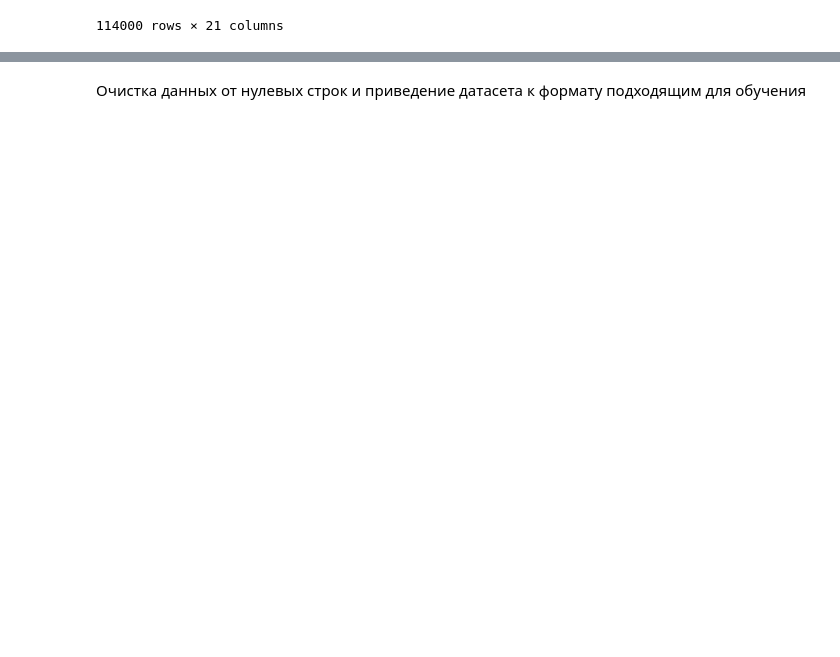
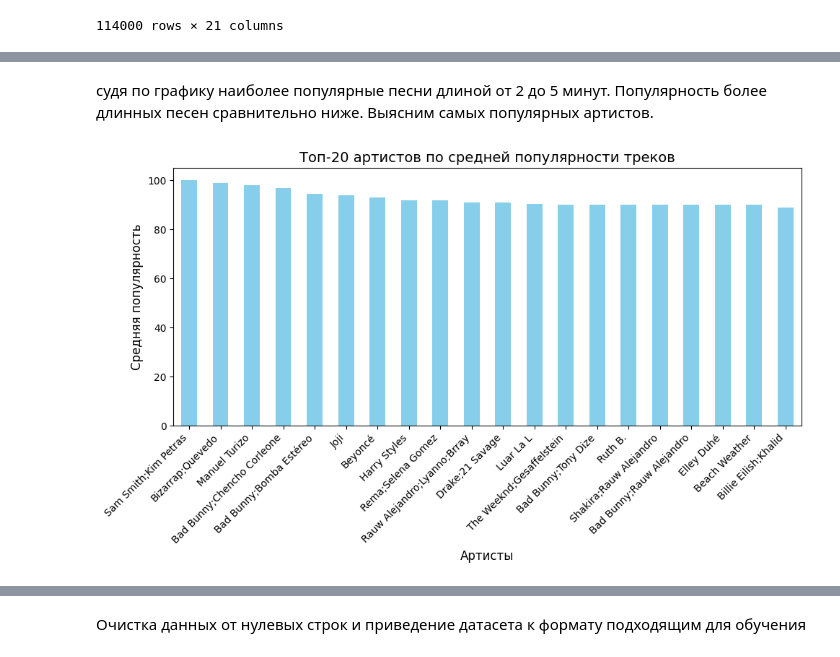
Before and after one commit to delilit/Spotify, a Jupyter notebook: songsP.ipynb, the cells around one changed output, grey strips where cells are left out. Drawn from its saved outputs; the diff is of its cells as text; code cells hidden in the pictures; blank space fills up the shorter version.

```diff
--- a/songsP.ipynb
+++ b/songsP.ipynb
@@ -53,0 +155,16 @@ data
+# %% [markdown]
+судя по графику наиболее популярные песни длиной от 2 до 5 минут. Популярность более длинных песен сравнительно ниже.
+Выясним самых популярных артистов.
+# %%
+top_artists = data.groupby('artists')['popularity'].mean().sort_values(ascending=False).head(20)
+
+plt.figure(figsize=(10, 6))
+top_artists.plot(kind='bar', color='skyblue')
+plt.title('Топ-20 артистов по средней популярности треков', fontsize=14)
+plt.xlabel('Артисты', fontsize=12)
+plt.ylabel('Средняя популярность', fontsize=12)
+plt.xticks(rotation=45, ha='right', fontsize=10)
+plt.tight_layout()
+plt.show()
+# %% [output]
+[figure, added]
```
Also changed, not shown: parts of 90 cells of this notebook.
